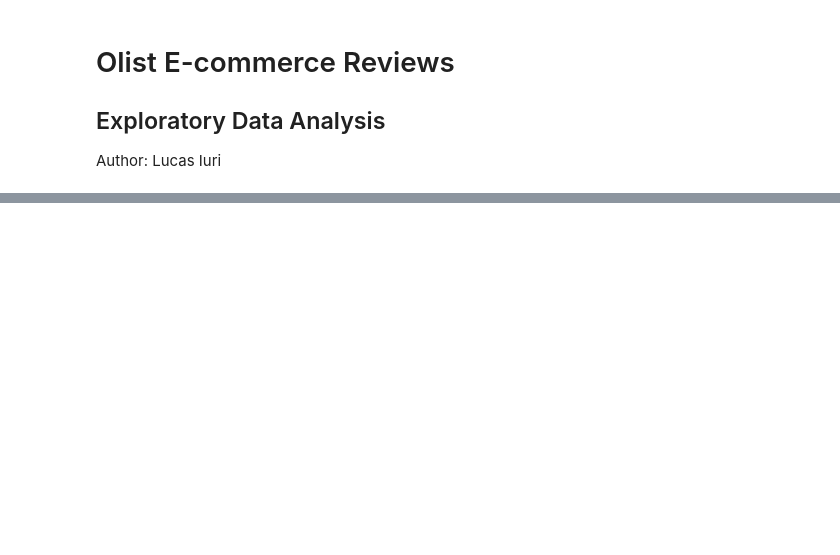
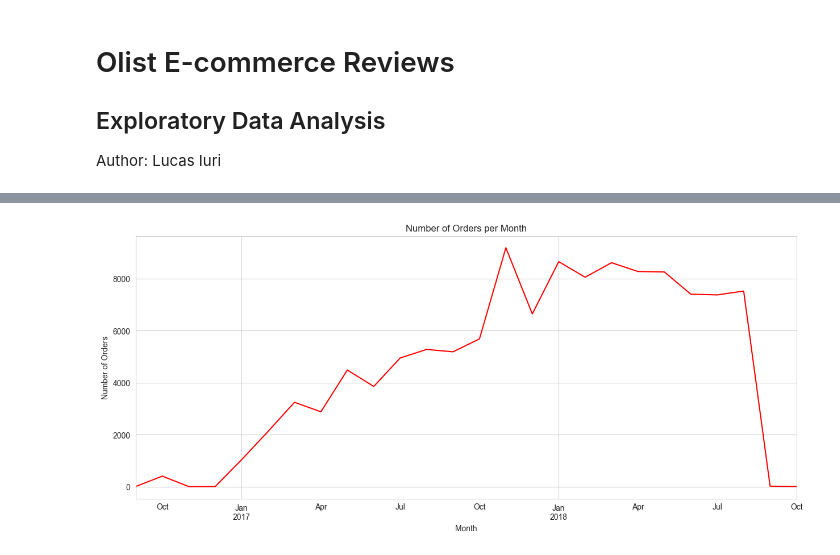
Before and after one commit to lucasiuri/OList_Reviews_Classifier, a Jupyter notebook: eda.ipynb, the cells around one changed output, grey strips where cells are left out. Cells and saved outputs as stored; diff of their text form; code cells hidden in the pictures; blank space fills up the shorter version.

```diff
--- a/eda.ipynb
+++ b/eda.ipynb
@@ -83,0 +80,12 @@ Name: review_score, dtype: float64
+# %%
+# Convert relevant columns to datetime
+
+for col in ['order_purchase_timestamp', 'order_approved_at', 'order_delivered_carrier_date', 'order_delivered_customer_date', 'order_estimated_delivery_date']:
+    olist[col] = pd.to_datetime(olist[col])
+# %%
+ax = olist.set_index('order_purchase_timestamp')['order_id'].resample('ME').count().plot(figsize=(15,6), c = 'r')
+ax.set_title('Number of Orders per Month')
+ax.set_xlabel('Month')
+ax.set_ylabel('Number of Orders');
+# %% [output]
+[figure, added]
```
Also changed, not shown: parts of 13 cells of this notebook, 3 other files.
